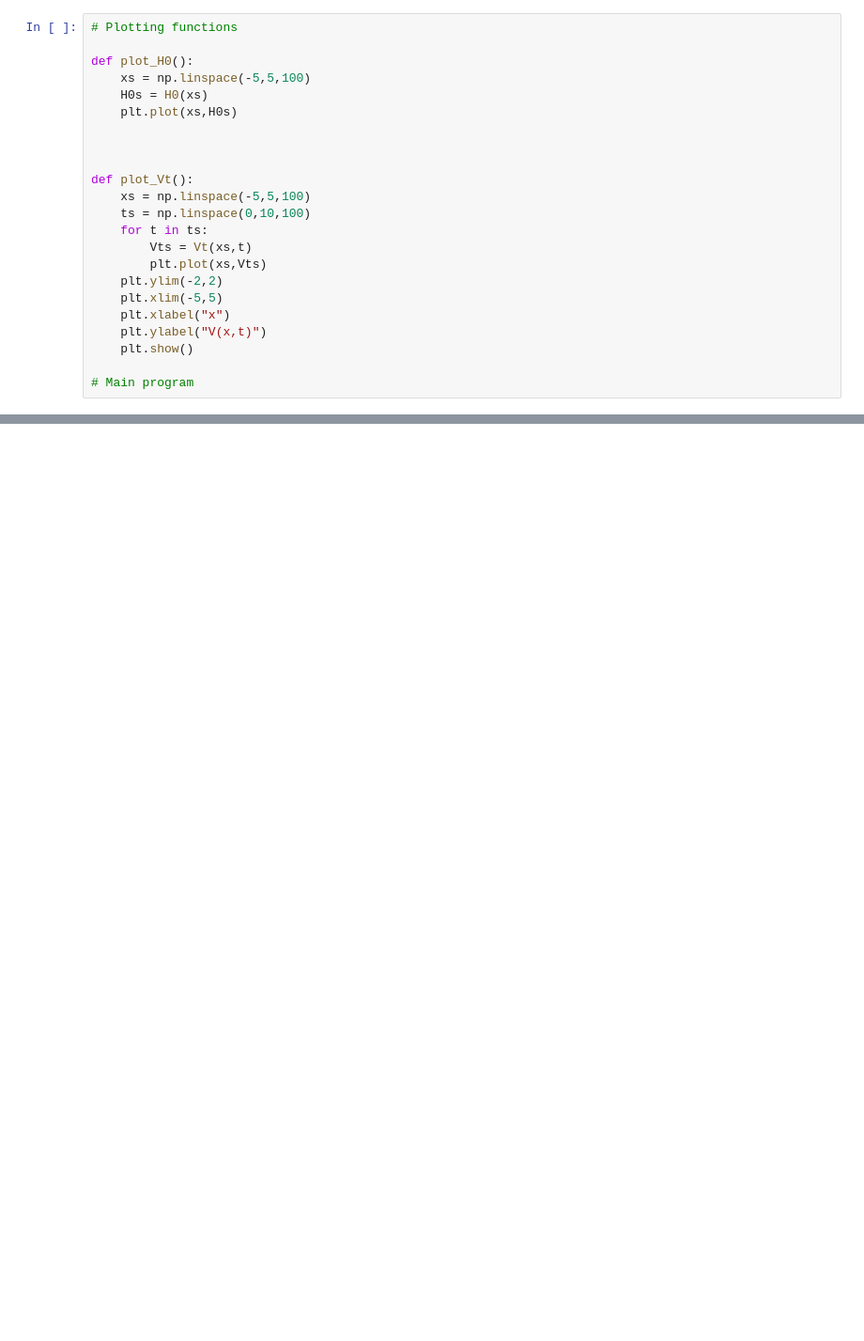
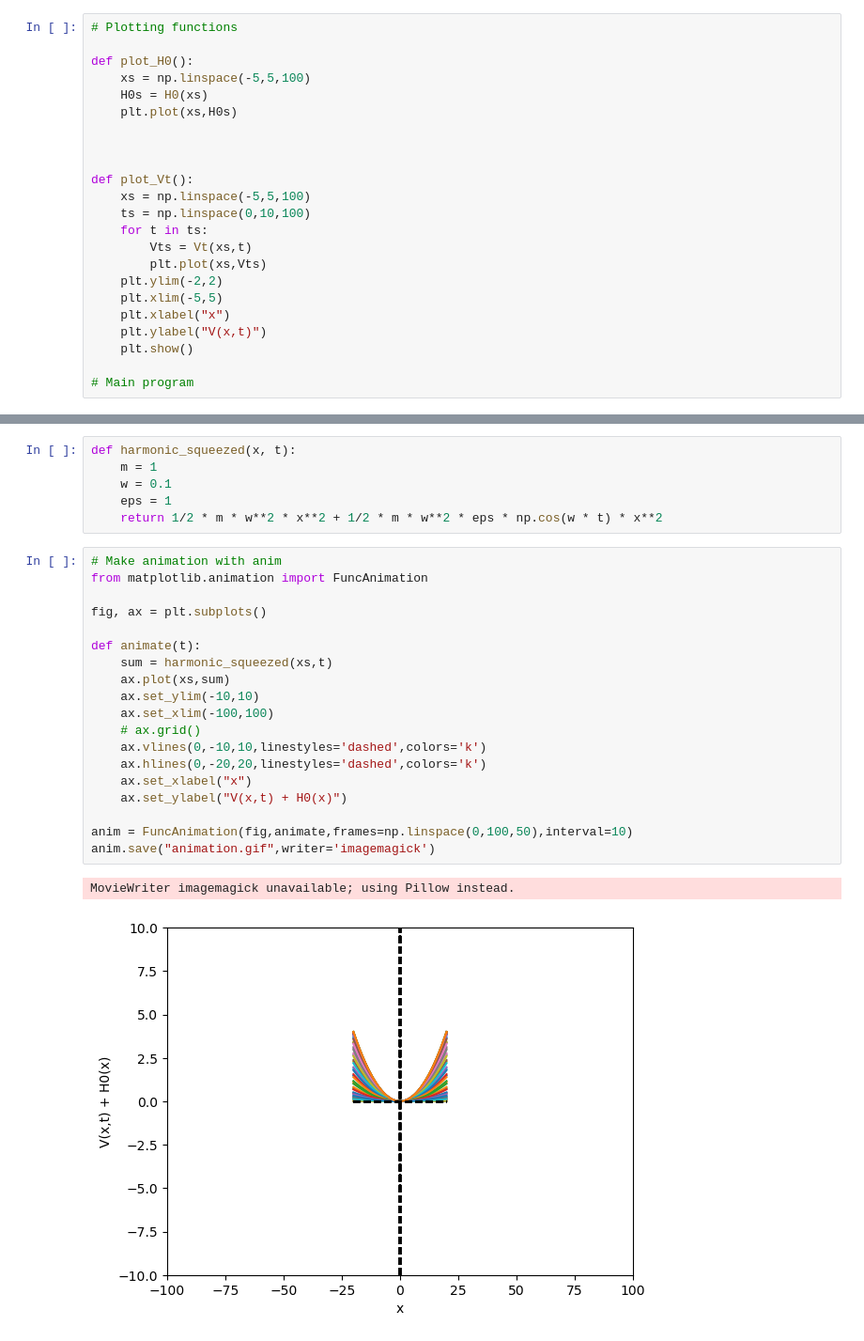
Before and after one commit to gl626qf/QuantumMechanics2, a Jupyter notebook: 01092023 - qiskit/exercises/chap5.ipynb, the cells around one changed output, grey strips where cells are left out. Shown: that part at 94% size. Cells and saved outputs as stored; diff of their text form; blank space fills up the shorter version.

```diff
--- a/01092023 - qiskit/exercises/chap5.ipynb
+++ b/01092023 - qiskit/exercises/chap5.ipynb
@@ -107,0 +147,28 @@ MovieWriter imagemagick unavailable; using Pillow instead.
+# %%
+def harmonic_squeezed(x, t):
+    m = 1
+    w = 0.1
+    eps = 1
+    return 1/2 * m * w**2 * x**2 + 1/2 * m * w**2 * eps * np.cos(w * t) * x**2
+# %%
+# Make animation with anim
+from matplotlib.animation import FuncAnimation
+
+fig, ax = plt.subplots()
+
+def animate(t):
+    sum = harmonic_squeezed(xs,t)
+    ax.plot(xs,sum)
+    ax.set_ylim(-10,10)
+    ax.set_xlim(-100,100)
+    # ax.grid()
+    ax.vlines(0,-10,10,linestyles='dashed',colors='k')
+    ax.hlines(0,-20,20,linestyles='dashed',colors='k')
+    ax.set_xlabel("x")
+    ax.set_ylabel("V(x,t) + H0(x)")
+
+anim = FuncAnimation(fig,animate,frames=np.linspace(0,100,50),interval=10)
+anim.save("animation.gif",writer='imagemagick')
+# %% [output]
+MovieWriter imagemagick unavailable; using Pillow instead.
+[figure, added]
```
Also changed, not shown: parts of 7 cells of this notebook, 2 other files.
